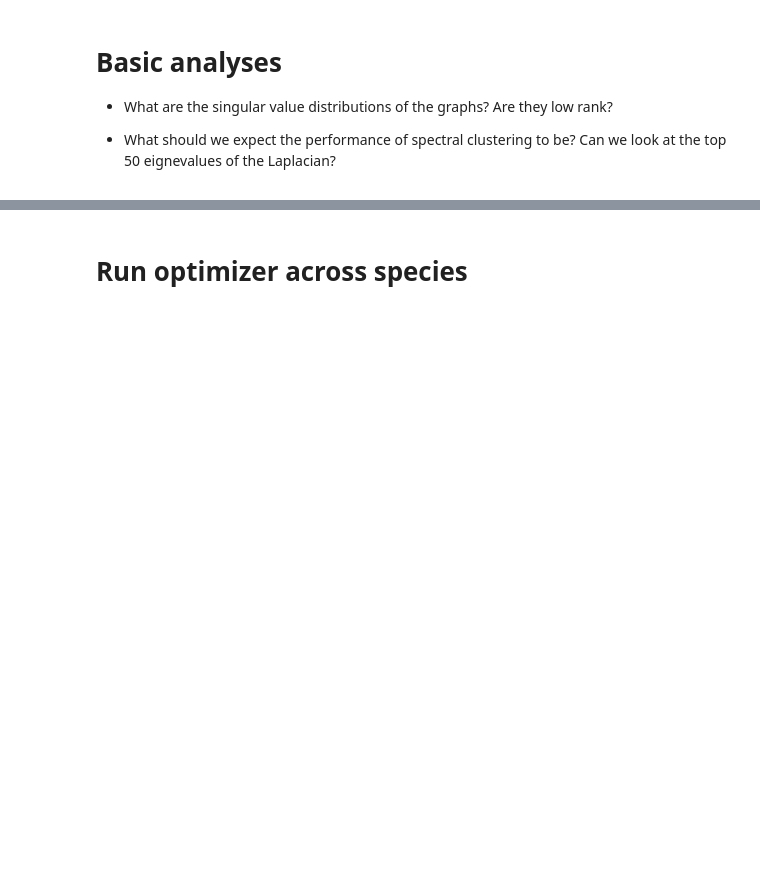
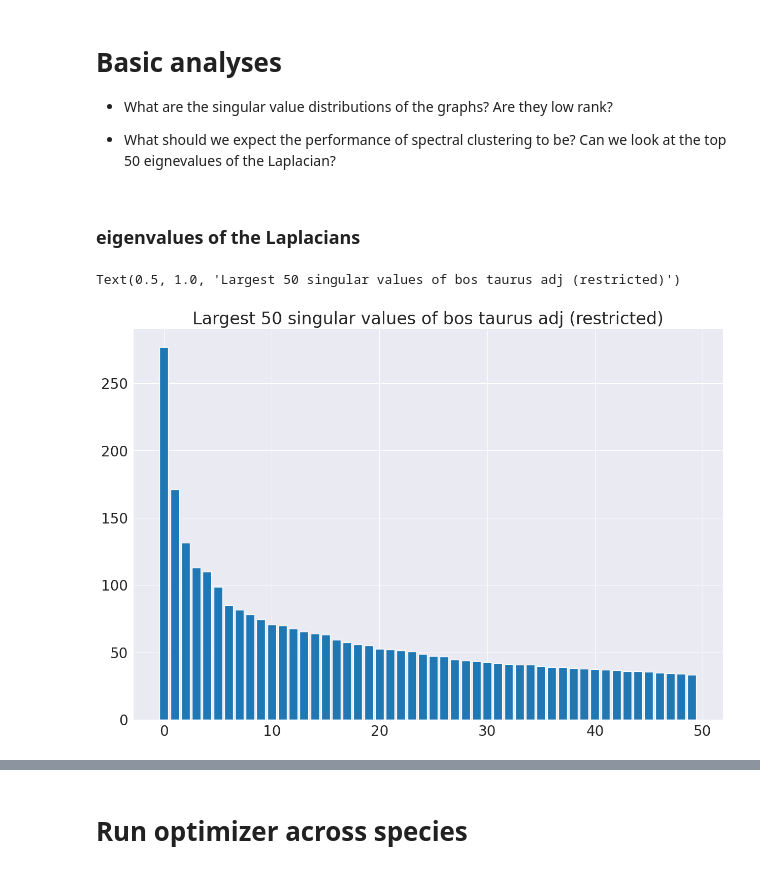
Before and after one commit to akhiljalan/cellag-misc, a Jupyter notebook: ppi-3-multiple-species.ipynb, the cells around one changed output, grey strips where cells are left out. Cells and saved outputs as stored; diff of their text form; code cells hidden in the pictures; blank space fills up the shorter version.

Commit message:
some visualizations

```diff
--- a/ppi-3-multiple-species.ipynb
+++ b/ppi-3-multiple-species.ipynb
@@ -47,3 +47,5 @@ adj_mats_dict = {idx: load_ppi_mat(idx) for idx in species_ids_good}
 * What are the singular value distributions of the graphs? Are they low rank?
 
 * What should we expect the performance of spectral clustering to be? Can we look at the top 50 eignevalues of the Laplacian?
+# %% [markdown]
+### eigenvalues of the Laplacians
@@ -49,0 +54,8 @@ adj_mats_dict = {idx: load_ppi_mat(idx) for idx in species_ids_good}
+# %%
+S = scipy.sparse.linalg.svds(adj_mats_dict[9913], k=50, return_singular_vectors = False, which='LM')
+# %%
+plt.bar(np.arange(len(S)), np.flip(S))
+plt.title('Largest 50 singular values of bos taurus adj (restricted)')
+# %% [output]
+Text(0.5, 1.0, 'Largest 50 singular values of bos taurus adj (restricted)')
+[figure, added]
```
Also changed, not shown: parts of 37 cells of this notebook, 4 other files.
